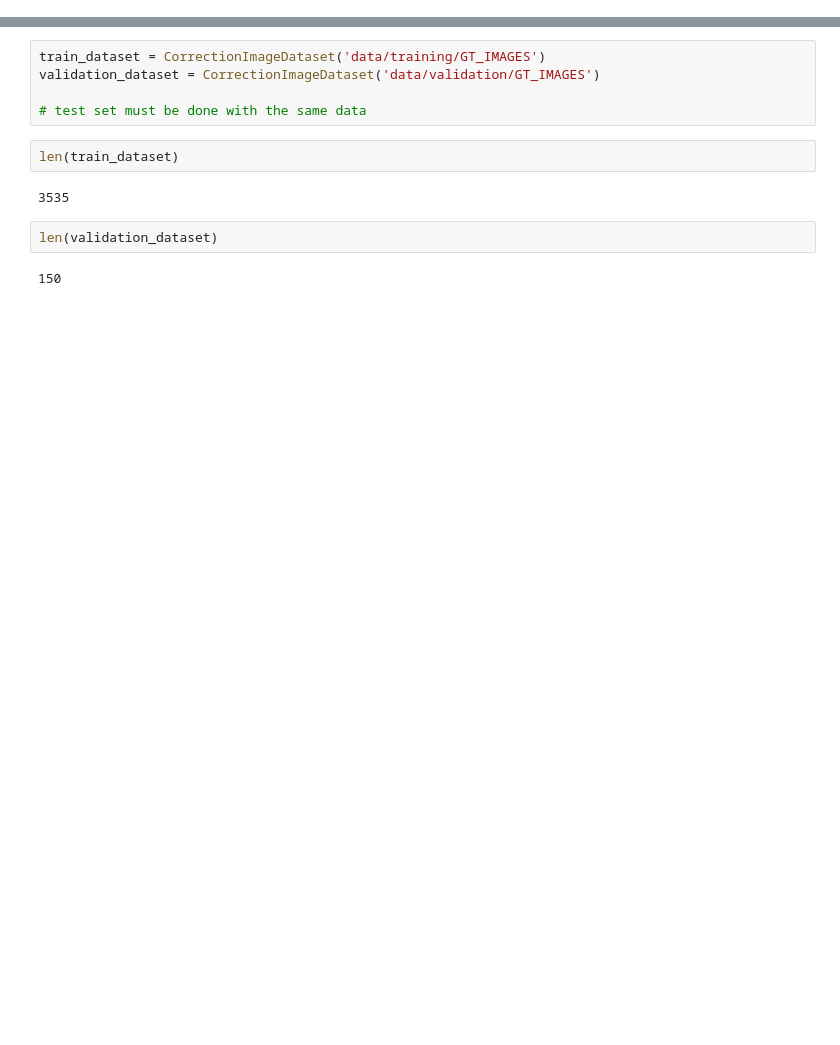
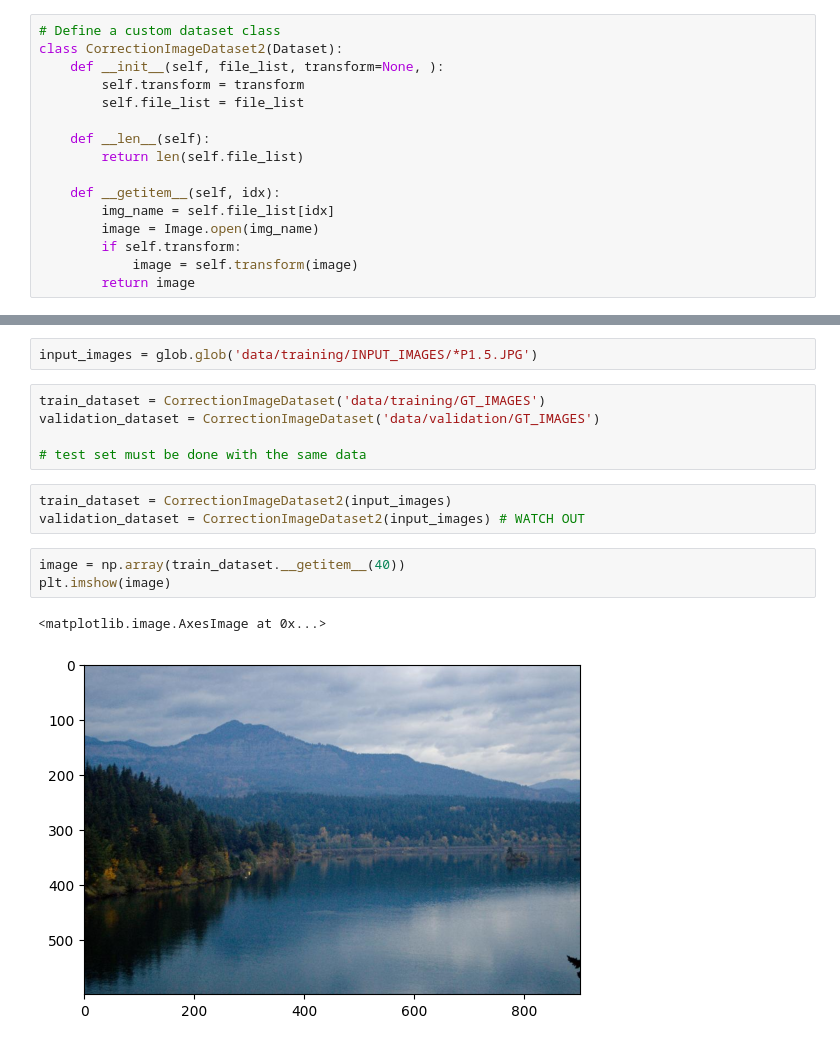
Before and after one commit to jakwisn/advanced_deep_learning_in_cv, a Jupyter notebook: main_jakub.ipynb, the cells around one changed output, grey strips where cells are left out. Drawn from its saved outputs; the diff is of its cells as text; blank space fills up the shorter version.

```diff
--- a/main_jakub.ipynb
+++ b/main_jakub.ipynb
@@ -27,3 +30,19 @@ class CorrectionImageDataset(Dataset):
         if self.transform:
             image = self.transform(image)
         return image
+# %%
+# Define a custom dataset class
+class CorrectionImageDataset2(Dataset):
+    def __init__(self, file_list, transform=None, ):
+        self.transform = transform
+        self.file_list = file_list
+
+    def __len__(self):
+        return len(self.file_list)
+
+    def __getitem__(self, idx):
+        img_name = self.file_list[idx]
+        image = Image.open(img_name)
+        if self.transform:
+            image = self.transform(image)
+        return image
@@ -30,13 +52,16 @@ class CorrectionImageDataset(Dataset):
+# %%
+input_images = glob.glob('data/training/INPUT_IMAGES/*P1.5.JPG')
 # %%
 train_dataset = CorrectionImageDataset('data/training/GT_IMAGES')
 validation_dataset = CorrectionImageDataset('data/validation/GT_IMAGES')
 
 # test set must be done with the same data
-# %%
-len(train_dataset)
-# %% [output]
-3535
-# %%
-len(validation_dataset)
-# %% [output]
-150
+# %%
+train_dataset = CorrectionImageDataset2(input_images)
+validation_dataset = CorrectionImageDataset2(input_images) # WATCH OUT
+# %%
+image = np.array(train_dataset.__getitem__(40))
+plt.imshow(image)
+# %% [output]
+<matplotlib.image.AxesImage at 0x...>
+[figure, added]
```
Also changed, not shown: parts of 17 cells of this notebook.
